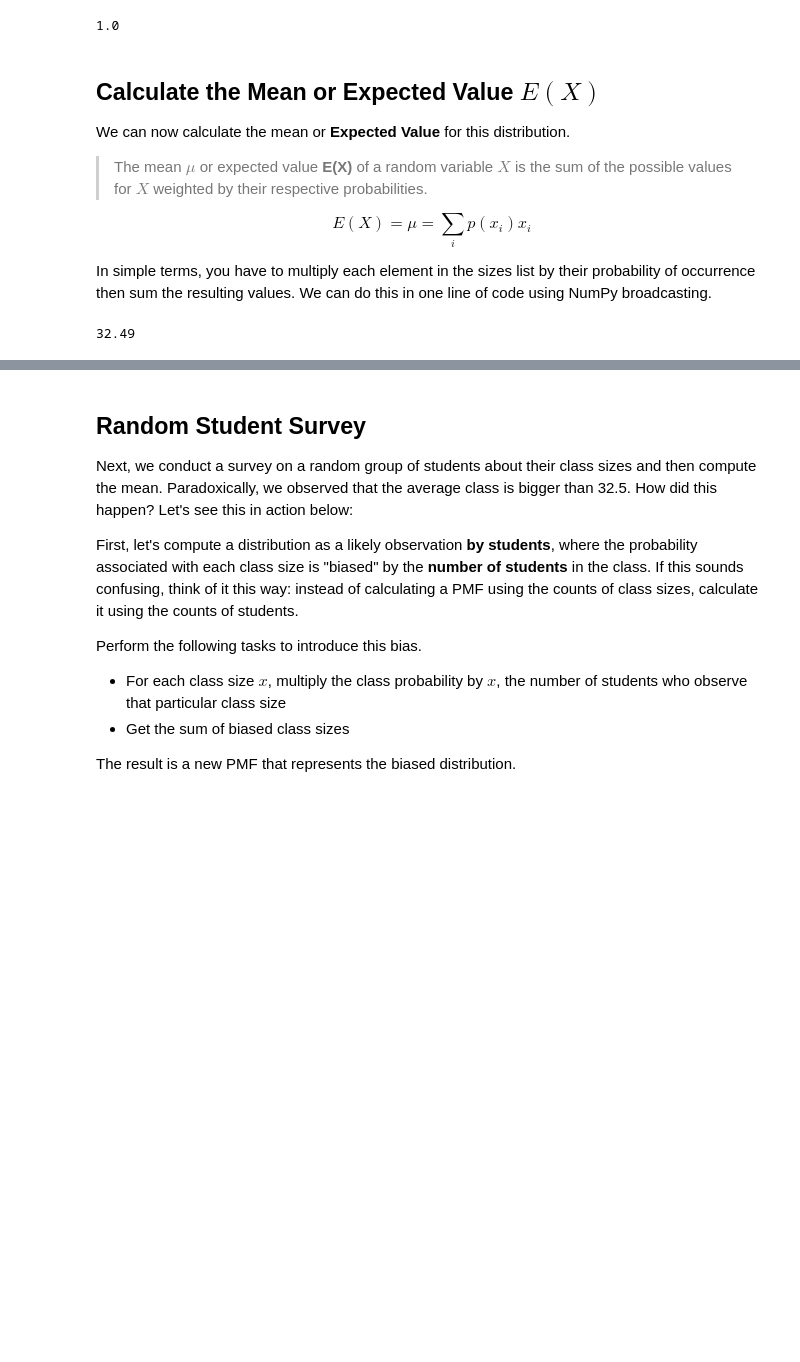
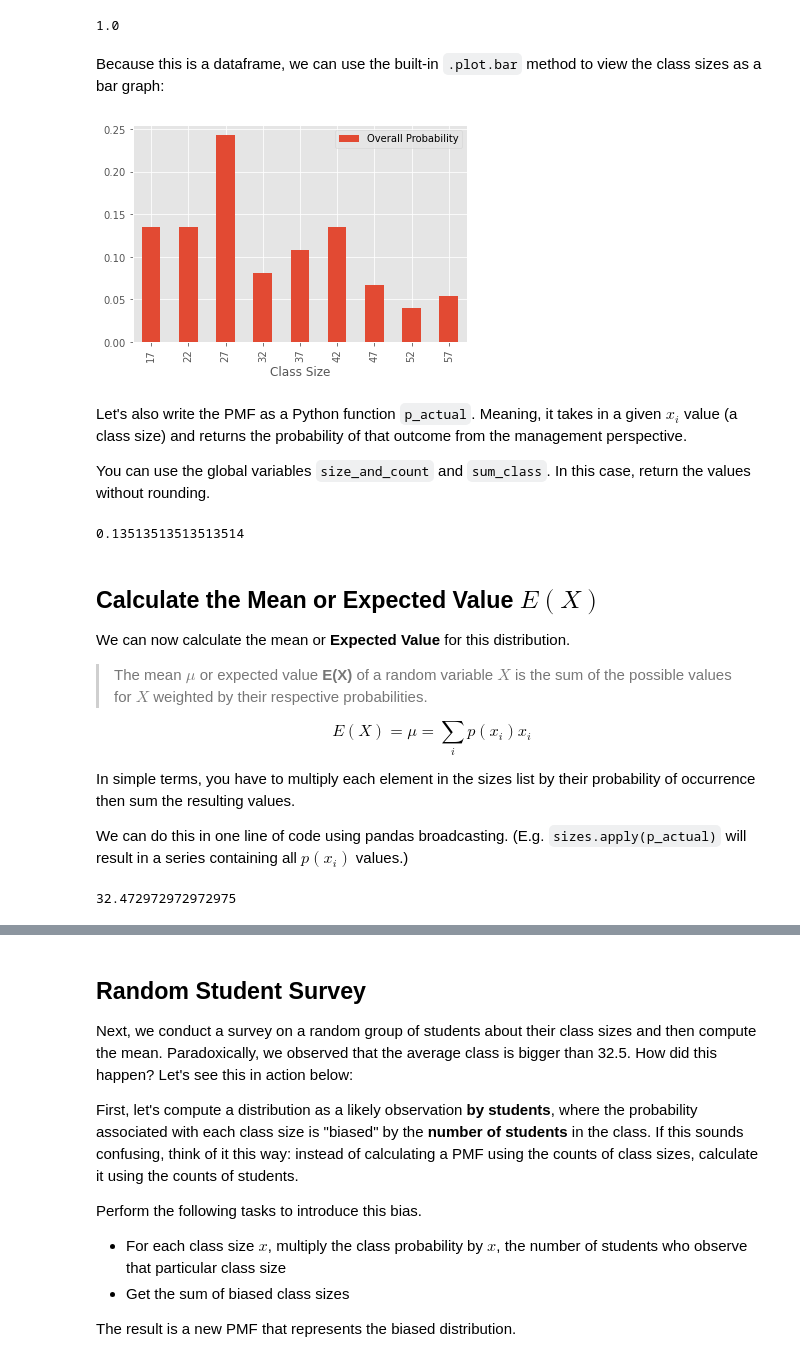
Before and after one commit to learn-co-curriculum/dsc-probability-mass-function-lab, a Jupyter notebook: index.ipynb, the cells around one changed output, grey strips where cells are left out. Cells and saved outputs as stored; diff of their text form; code cells hidden in the pictures; blank space fills up the shorter version.

Commit message:
add actual function, use pandas, improve viz

```diff
--- a/index.ipynb
+++ b/index.ipynb
@@ -66,11 +78,19 @@ sizes, pmf
 # %%
 # __SOLUTION__
-# Determine total number of classes
+import pandas as pd
+
+# Determine total number of classes (integer value)
 sum_class = sum(size_and_count.values())
 
+# Create a pandas Series of all possible outcomes (class sizes)
+sizes = pd.Series(size_and_count.keys())
+
 # Divide each class size value by the total number of classes
-pmf = [round(value/sum_class, 3) for value in size_and_count.values()]
+# to create a pandas Series of PMF values
+actual_pmf = pd.Series([value/sum_class for value in size_and_count.values()])
 
-sizes = list(size_and_count.keys())
-sizes, pmf
+# Display probabilities in a dataframe
+pmf_df = pd.concat([sizes, actual_pmf], axis=1)
+pmf_df.columns = ["Class Size", "Overall Probability"]
+pmf_df.style.hide_index()
 # %% [output]
@@ -90,2 +116,4 @@ np.array(pmf).sum()
 # %% [output]
 1.0
+# %% [markdown]
+Because this is a dataframe, we can use the built-in `.plot.bar` method to view the class sizes as a bar graph:
@@ -91,0 +125,12 @@ np.array(pmf).sum()
+# %%
+# __SOLUTION__
+import matplotlib.pyplot as plt
+%matplotlib inline
+plt.style.use('ggplot')
+pmf_df.plot.bar(x="Class Size", y="Overall Probability");
+# %% [output]
+[figure, added]
+# %% [markdown]
+Let's also write the PMF as a Python function `p_actual`. Meaning, it takes in a given $x_i$ value (a class size) and returns the probability of that outcome from the management perspective.
+
+You can use the global variables `size_and_count` and `sum_class`. In this case, return the values without rounding.
@@ -92,3 +143,11 @@ np.array(pmf).sum()
+# %%
+# __SOLUTION__
+def p_actual(x_i):
+    return size_and_count[x_i] / sum_class
+
+p_actual(17)
+# %% [output]
+0.13513513513513514
 # %% [markdown]
 ## Calculate the Mean or Expected Value $E(X)$
 
@@ -98,7 +157,9 @@ We can now calculate the mean or **Expected Value** for this distribution.
 
 $$ E(X) = \mu = \sum_i p(x_i)x_i$$
 
-In simple terms, you have to multiply each element in the sizes list by their probability of occurrence then sum the resulting values. We can do this in one line of code using NumPy broadcasting.
+In simple terms, you have to multiply each element in the sizes list by their probability of occurrence then sum the resulting values.
+
+We can do this in one line of code using pandas broadcasting. (E.g. `sizes.apply(p_actual)` will result in a series containing all $p(x_i)$ values.)
 # %%
 # Calculate the expected value (mu) using formula above
 mu = None
@@ -108,7 +169,7 @@ mu
 # %%
 # __SOLUTION__
-mu = np.multiply(sizes, pmf).sum()
+mu = (sizes.apply(p_actual) * sizes).sum()
 mu
 # %% [output]
-32.49
+32.472972972972975
 # %% [markdown]
```
Also changed, not shown: parts of 42 cells of this notebook, 6 other files.
